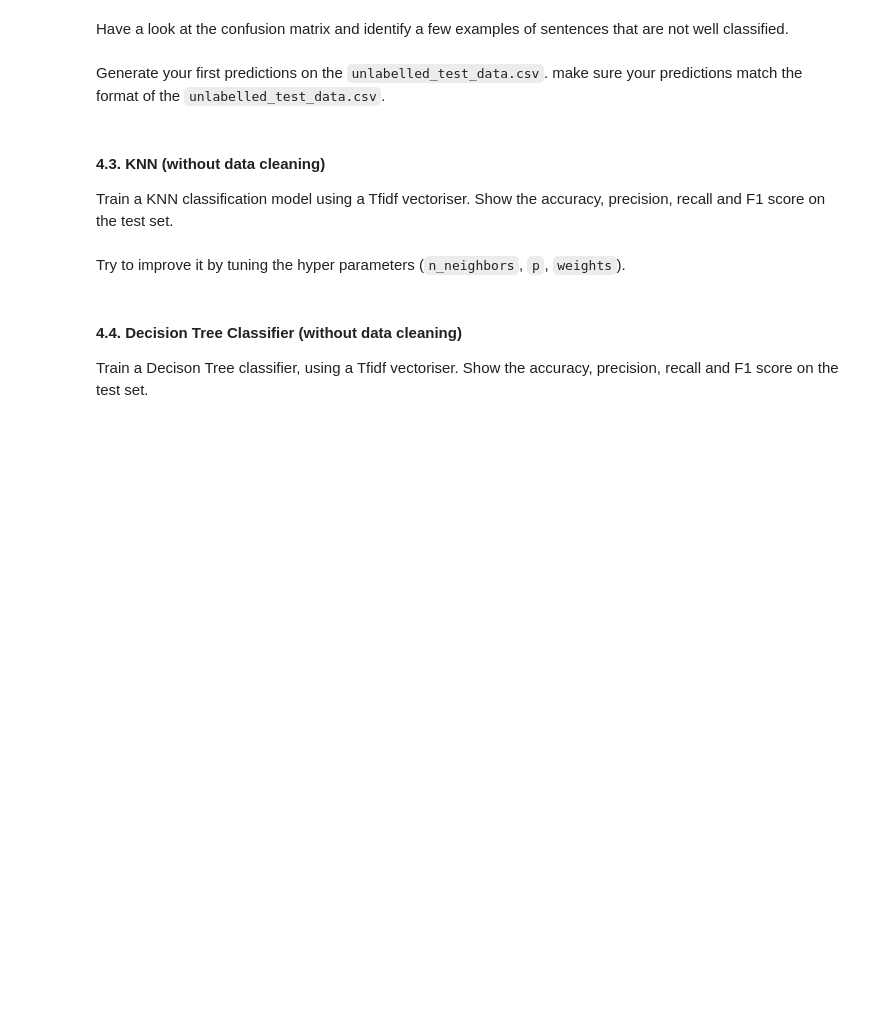
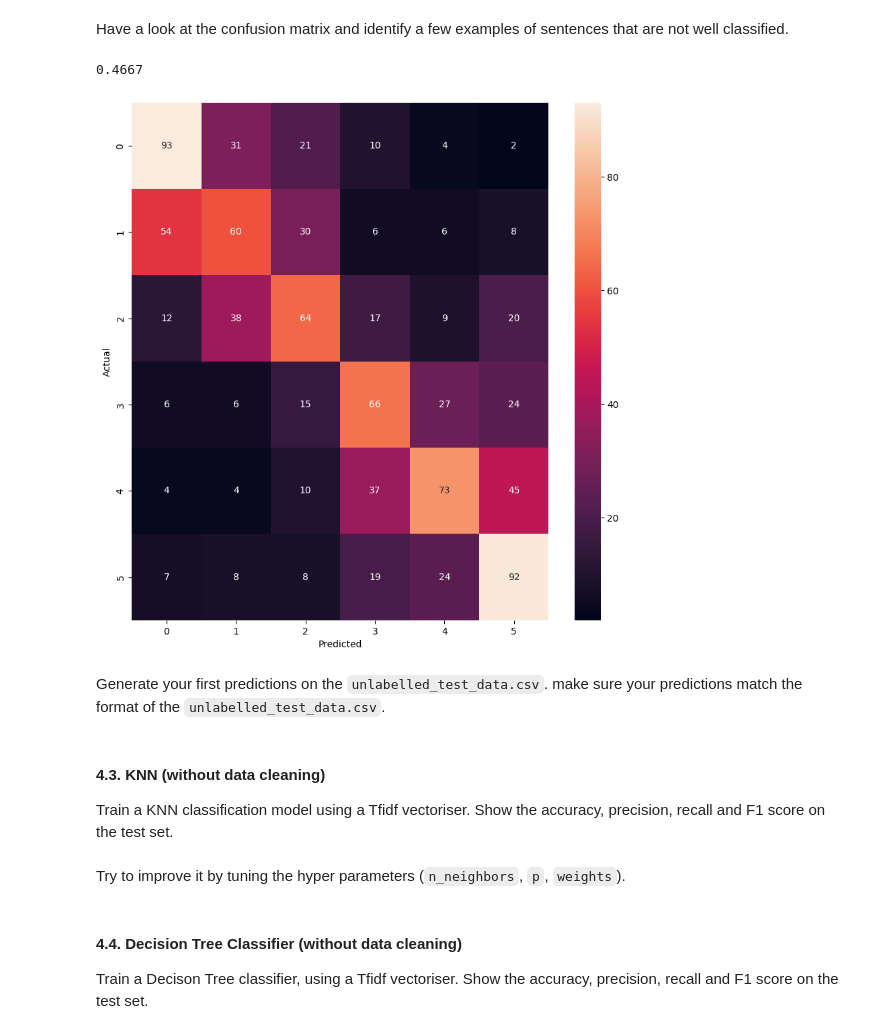
Before and after one commit to badjojo203/DMML2022_Tesla, a Jupyter notebook: code/Project_guidelines_2022_UNIL_Tesla.ipynb, the cells around one changed output. Saved outputs shown, nothing was run; the diff lists cells and outputs as text; code cells hidden in the pictures; blank space fills up the shorter version.

```diff
--- a/code/Project_guidelines_2022_UNIL_Tesla.ipynb
+++ b/code/Project_guidelines_2022_UNIL_Tesla.ipynb
@@ -150,16 +150,9 @@ X_train, X_test, y_train, y_test = train_test_split(X, y, test_size=0.2, random_
 
 Train a simple logistic regression model using a Tfidf vectoriser.
 # %%
-from sklearn.linear_model import LogisticRegression, LogisticRegressionCV
+from sklearn.linear_model import LogisticRegression
 from sklearn.feature_extraction.text import TfidfVectorizer
-tfidf = TfidfVectorizer(ngram_range=(1, 1))
-
-features = tfidf.fit_transform(X["sentence"])
-
-pd.DataFrame(
-    features.todense(),
-    columns=tfidf.get_feature_names()
-)
-
-
-#LRcv = LogisticRegressionCV(cv=5, solver='lbfgs', max_iter=1000, random_state=50).fit(X_train, y_train)
+tfidf = TfidfVectorizer()
+X_train_tfidf = tfidf.fit_transform(X_train["sentence"])
+X_test_tfidf = tfidf.transform((X_test["sentence"]))
+LRcv = LogisticRegression(solver='lbfgs', max_iter=1000, random_state=50).fit(X_train_tfidf, y_train)
@@ -183,0 +161,12 @@ Calculate accuracy, precision, recall and F1 score on the test set.
+# %%
+y_pred = LRcv.predict(X_test_tfidf)
+
+def evaluate(true, pred):
+    precision = precision_score(y_test, y_pred, average="macro")
+    recall = recall_score(y_test, y_pred, average="macro")
+    f1 = f1_score(y_test, y_pred, average="macro")
+    print(f"CONFUSION MATRIX:\n{confusion_matrix(true, pred)}")
+    print(f"ACCURACY SCORE:\n{accuracy_score(true, pred):.4f}")
+    print(f"CLASSIFICATION REPORT:\n\tPrecision: {precision:.4f}\n\tRecall: {recall:.4f}\n\tF1_Score: {f1:.4f}")
+
+evaluate(y_test, y_pred)
@@ -188,3 +189,21 @@ Have a look at the confusion matrix and identify a few examples of sentences tha
+# %%
+from fontTools.varLib import plot
+import seaborn as sns
+import matplotlib.pyplot as plt
+
+def accuracy_conf_mat(y_test, y_pred):
+    print(round(accuracy_score(y_test, y_pred), 4))
+    conf_mat = confusion_matrix(y_test, y_pred)
+    fig, ax = plt.subplots(figsize=(10,10))
+    sns.heatmap(conf_mat, annot=True, fmt='d')
+    plt.ylabel('Actual')
+    plt.xlabel('Predicted')
+    plt.show()
+
+accuracy_conf_mat(y_test, y_pred)
+# %% [output]
+0.4667
+[figure, added]
 # %% [markdown]
 Generate your first predictions on the `unlabelled_test_data.csv`. make sure your predictions match the format of the `unlabelled_test_data.csv`.
 # %% [markdown]
```
Also changed, not shown: parts of 4 cells of this notebook.
